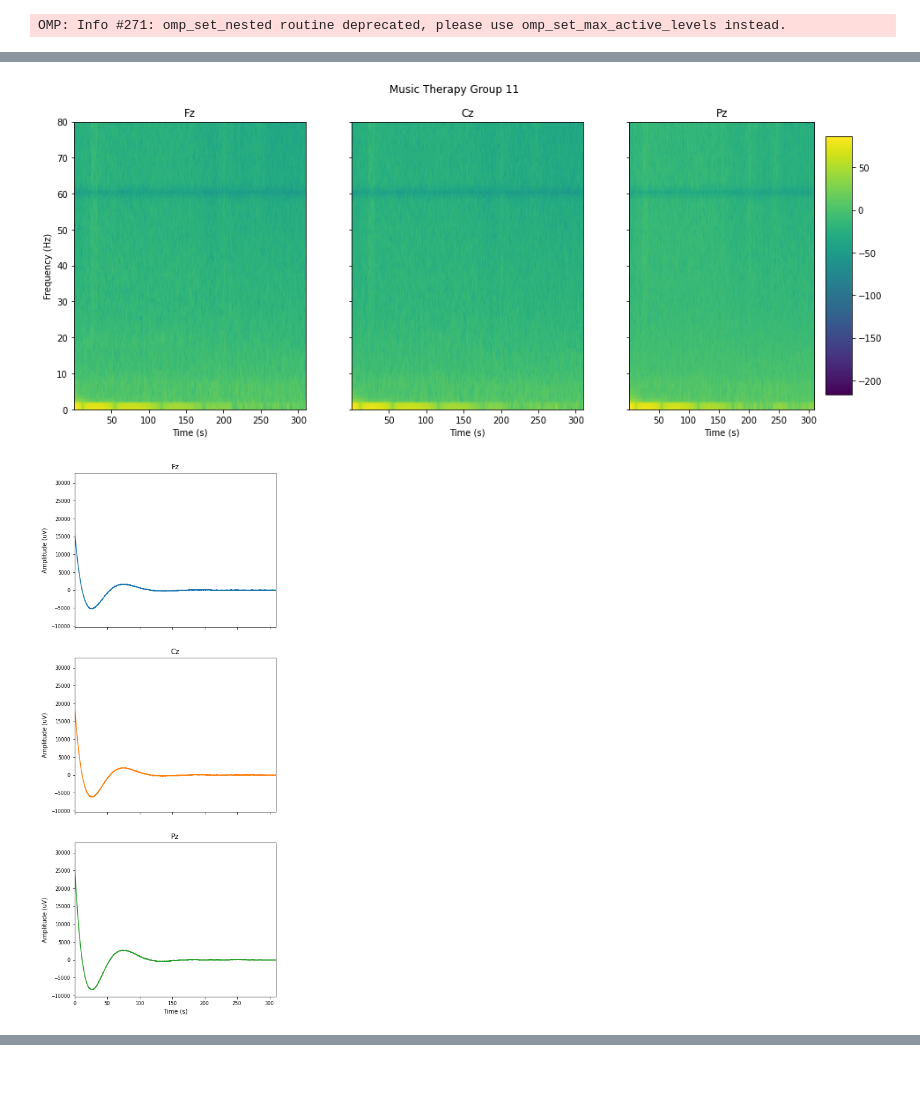
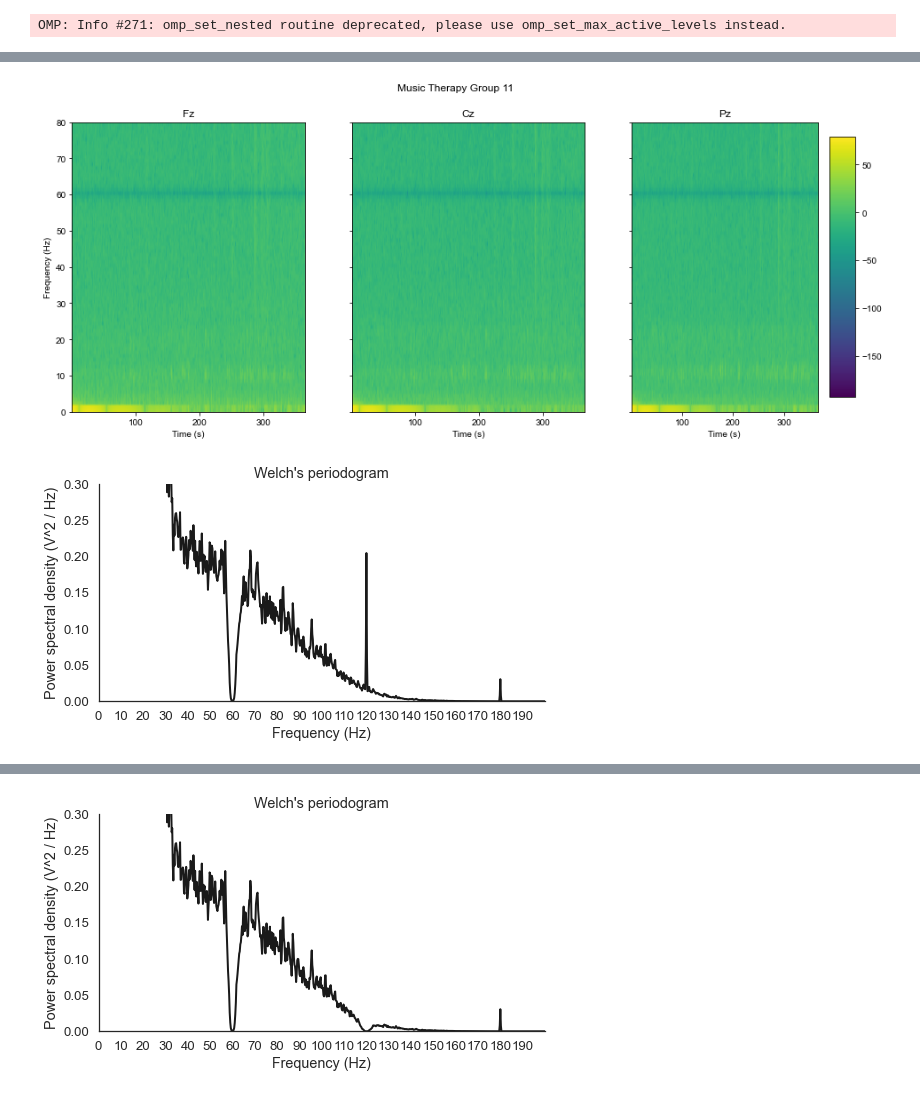
Before and after one commit to iggy96/Dementia-EEG-Analysis, a Jupyter notebook: snr_testing.ipynb, the cells around one changed output, grey strips where cells are left out. Saved outputs shown, nothing was run; the diff lists cells and outputs as text; code cells hidden in the pictures.

```diff
--- a/snr_testing.ipynb
+++ b/snr_testing.ipynb
@@ -5,13 +5,13 @@ import params as cfg
 # %% [output]
 OMP: Info #271: omp_set_nested routine deprecated, please use omp_set_max_active_levels instead.
 # %%
-localPath = '/Volumes/Backup Plus/EEG_Datasets/laurel_place/dataset'
-filename = '0048_2_04092019_1205'
-version = 1.0
+#localPath = '/Volumes/Backup Plus/EEG_Datasets/laurel_place/dataset'
+#filename = '0048_2_04092019_1205'
+#version = 1.0
 
-#version = 1.1
-#filename = '0_1_12072018_1206'
-#localPath = '/Users/joshuaighalo/Downloads/raw'
+version = 1.1
+filename = '0_1_12072018_1206'
+localPath = '/Users/joshuaighalo/Downloads/raw'
 
 device = importFile.neurocatch()
 fileObjects = device.init(version,filename,localPath)
@@ -22,8 +22,10 @@ time = fileObjects[3]
 trigOutput = fileObjects[4]
 plots(time,rawEEG,titles=cfg.channelNames,figsize=cfg.figure_size,pltclr=cfg.plot_color)
 spectogramPlot(rawEEG,fs,nfft=cfg.nfft,nOverlap=cfg.noverlap,figsize=(16,6),subTitles=cfg.channelNames,title='Music Therapy Group 11')
+psdPlots(rawEEG[:,1],fs)
 filtering = filters()
 notchFilterOutput = filtering.notch(rawEEG,line,fs)
 plots(time,notchFilterOutput,titles=cfg.channelNames,figsize=cfg.figure_size,pltclr=cfg.plot_color)
+psdPlots(notchFilterOutput[:,1],fs)
 #spectogramPlot(notchFilterOutput,fs,nfft=cfg.nfft,nOverlap=cfg.noverlap,figsize=(16,6),subTitles=cfg.channelNames,title='Music Therapy Group 11')
 # %% [output]
@@ -34,2 +50,2 @@ data contains Fz, Cz, Pz & one EOG channel
-[figure, old version]
+[figure, new version]
-[figure, old version]
+[figure, new version]
@@ -36,3 +53,4 @@ data contains Fz, Cz, Pz & one EOG channel
+[figure, added]
 # %%
 " Functions Utilized"
 
```
Also changed, not shown: parts of 5 cells of this notebook.
